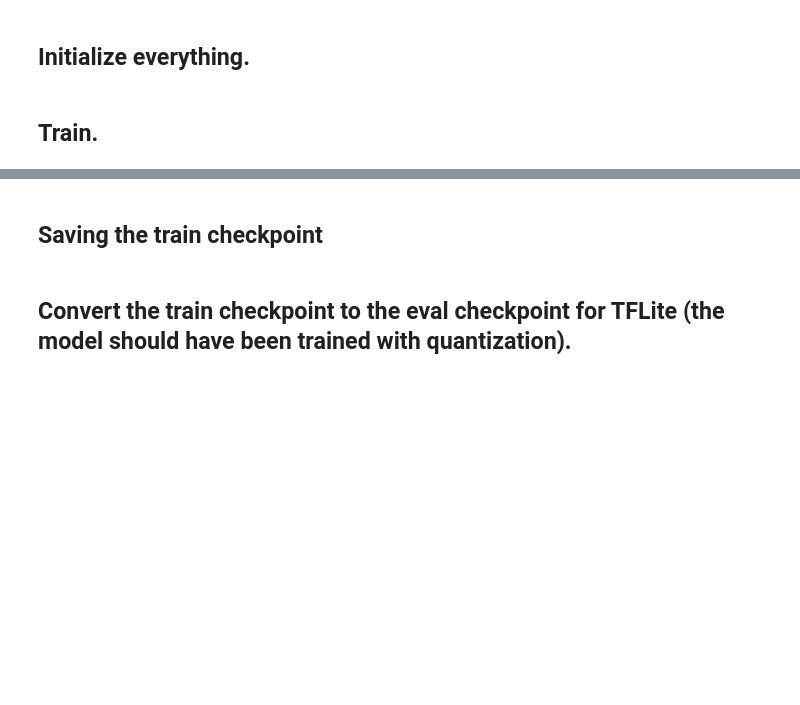
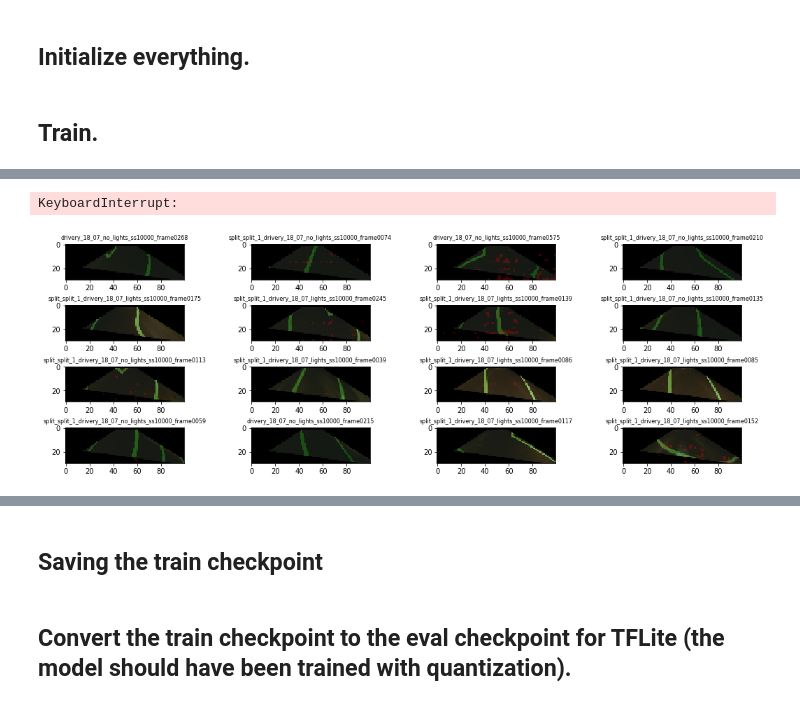
Before and after one commit to ikrets/robocar-lane-segmentation, a Jupyter notebook: train_deeplab.ipynb, the cells around one changed output, grey strips where cells are left out. Saved outputs shown, nothing was run; the diff lists cells and outputs as text; code cells hidden in the pictures; blank space fills up the shorter version.

Commit message:
Update train notebook

```diff
--- a/train_deeplab.ipynb
+++ b/train_deeplab.ipynb
@@ -93,8 +113,8 @@ head_variables = [t for t in tf.all_variables() if ('MobilenetV2' not in t.name
 # %% [markdown]
 ## Option 2: Continuing training from a checkpoint with quantization aware training.
 # %%
-net = mobilenet_backbone(input_tensor, 0.35, output_stride=2, is_training=True, weight_decay=0.00001)
-net = segmentation_head(input_tensor, net, is_training=True, weight_decay=0.00001, dropout=0)
+net = mobilenet_backbone(input_tensor, 0.35, output_stride=2, is_training=True, weight_decay=0.001)
+net = segmentation_head(input_tensor, net, is_training=True, weight_decay=0.001, dropout=0.1)
 
 saver = tf.train.Saver(var_list=[t for t in tf.all_variables() if 'Conv_1' not in t.name and 'Logits' not in t.name])
 saver.restore(sess, 'checkpoints/train-checkpoint')
@@ -107,7 +127,7 @@ head_variables = [t for t in tf.all_variables() if ('MobilenetV2' not in t.name
 ## Set up the optimizer.
 # %%
 loss = tf.reduce_mean(tf.nn.weighted_cross_entropy_with_logits(samples[1], net,
-                                                               pos_weight=20))
+                                                               pos_weight=50))
 loss = tf.add_n([loss] + [t for t in tf.losses.get_regularization_losses() if 'Conv_1' not in t.name and 'Logits' not in t.name])
 
 optimizer = tf.train.AdamOptimizer(learning_rate=0.001)
@@ -118,15 +138,11 @@ train_op = optimizer.minimize(loss)
 labels = tf.argmax(samples[1], axis=-1)
 predictions = tf.argmax(tf.nn.softmax(net, axis=-1), axis=-1)
 
-train_miou, train_miou_update = tf.metrics.mean_iou(labels, predictions, num_classes=2)
-val_miou, val_miou_update = tf.metrics.mean_iou(labels, predictions, num_classes=2)
+train_miou, train_miou_update = tf.metrics.mean_iou(labels, predictions, num_classes=2, name='train_miou')
+val_miou, val_miou_update = tf.metrics.mean_iou(labels, predictions, num_classes=2, name='val_miou')
+
+miou_vars = tf.get_collection(tf.GraphKeys.LOCAL_VARIABLES, scope="train_miou") + tf.get_collection(tf.GraphKeys.LOCAL_VARIABLES, scope="val_miou")
+miou_reset = tf.variables_initializer(var_list=miou_vars)
 
 if head_variables:
     tf.variables_initializer(head_variables).run(session=sess)
-
-tf.local_variables_initializer().run(session=sess)
-tf.variables_initializer(optimizer.variables()).run(session=sess)
-
-train_handle, validation_handle = sess.run([train_iterator.string_handle(), validation_iterator.string_handle()])
-sess.run(train_iterator.initializer)
-global_step = tf.train.get_global_step()
@@ -133,9 +156,16 @@ global_step = tf.train.get_global_step()
 # %% [markdown]
 ## Train.
 # %%
-show_images_every = 5
+os.makedirs('logs', exist_ok=True)
+
+train_losses = []
+train_mious = []
+val_losses = []
+val_mious = []
 
 for epoch in range(100):
+    sess.run(miou_reset)
+
     try:
         batch = 0
         losses = []
@@ -146,36 +176,38 @@ for epoch in range(100):
             print('\rEpoch: {}\tBatch: {}\tTrain loss: {:06.4f}\tMiou: {:06.4f}'.format(epoch, batch, np.mean(losses), t_miou), end='')
             batch += 1
     except tf.errors.OutOfRangeError:
-        print('')
+        train_losses.append(np.mean(losses))
+        train_mious.append(t_miou)
+
         sess.run(validation_iterator.initializer)
         try:
-            print('Epoch {}:'.format(epoch))
             losses = []
-            while True:
+            _, axes = plt.subplots(len(filenames) // 4, 4,
+                                  figsize=(15, math.ceil(len(filenames) / 4.)))
+
+            for batch in range(len(filenames)):
                 v_loss, v_miou, _, img, label, pred = sess.run([loss, val_miou, val_miou_update, input_tensor, labels, predictions],
                                              {dataset_handle: validation_handle, is_training: False})
                 losses.append(v_loss)
 
-                if epoch % show_images_every != 0:
-                    continue
+                for i in range(img.shape[0]):
+                    label_alpha = 0.2
+                    pred_alpha = 0.25
+                    overlayed = (img[i] + 1.) * 255. / 2.
 
-                for i in range(img.shape[0]):
-                    _, axes = plt.subplots(1, 2, figsize=(15, 7))
+                    overlayed[label[i] == 1] = (label_alpha * np.array([0, 255, 0]) + (1 - label_alpha) * overlayed[label[i] == 1]).round()
+                    overlayed[pred[i] == 1] = (pred_alpha * np.array([255, 0, 0]) + (1 - pred_alpha) * overlayed[pred[i] == 1]).round()
+                    overlayed = overlayed.astype(np.uint8)
 
-                    alpha = 0.2
-                    overlayed = (img[i].copy() + 1.) * 255. / 2.
-                    overlayed[label[i] == 1] = (alpha * np.array([0, 255, 0]) + (1 - alpha) * overlayed[label[i] == 1]).round()
-                    overlayed = overlayed.astype(np.uint8)
-                    axes[0].imshow(overlayed)
+                    index = batch * img.shape[0] + i
+                    axes[index // 4, index % 4].imshow(overlayed)
+                    axes[index // 4, index % 4].set_title(filenames[index], fontsize=8)
+        except tf.errors.OutOfRangeError:
+            val_losses.append(np.mean(losses))
+            val_mious.append(v_miou)
 
-                    overlayed = (img[i].copy() + 1.) * 255. / 2.
-                    overlayed[pred[i] == 1] = (alpha * np.array([0, 255, 0]) + (1 - alpha) * overlayed[pred[i] == 1]).round()
-                    overlayed = overlayed.astype(np.uint8)
-                    axes[1].imshow(overlayed)
-
-                    plt.suptitle(filenames[i])
-                    plt.show()
-        except tf.errors.OutOfRangeError:
+            plt.tight_layout()
+            plt.savefig(os.path.join('logs', 'epoch_{}.jpg'.format(epoch)))
             sess.run(train_iterator.initializer)
-            print('Val loss: {:06.4f}\tMiou: {:06.4f}'.format(np.mean(loss), v_miou), end='')
-            print('')
+            print('\tVal loss: {:06.4f}\tMiou: {:06.4f}'.format(np.mean(losses), v_miou))
+# %% [output]
@@ -181,0 +216,2 @@ for epoch in range(100):
+KeyboardInterrupt:
+[figure, added]
```
Also changed, not shown: parts of 11 cells of this notebook.
